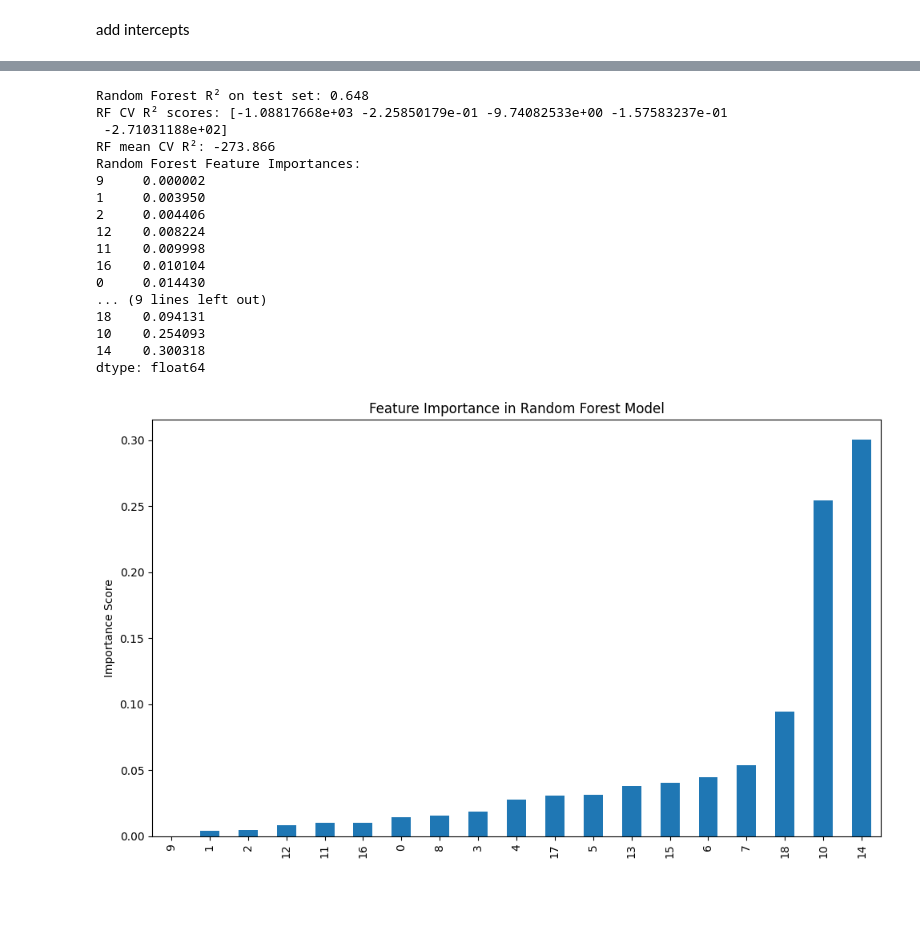
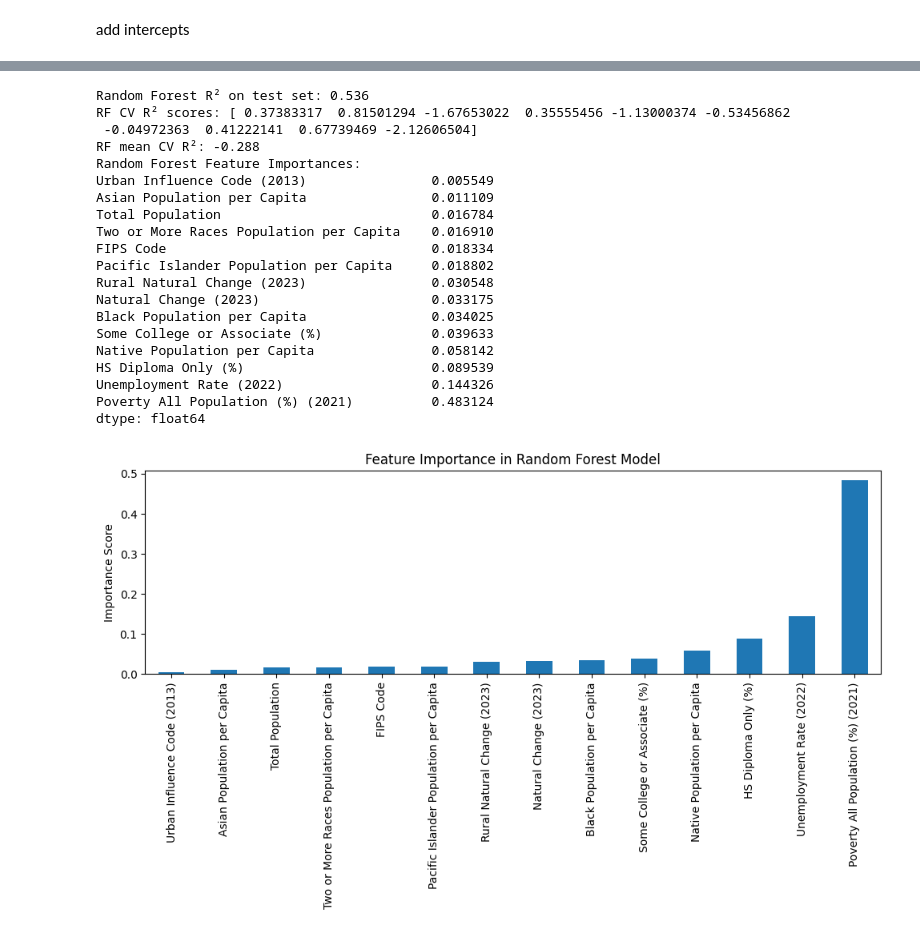
Before and after one commit to vineetjnair9/distributed-energy-resources-equity-CA, a Jupyter notebook: UROP Notebook Dataset.ipynb, the cells around one changed output, grey strips where cells are left out. Cells and saved outputs as stored; diff of their text form; code cells hidden in the pictures; blank space fills up the shorter version.

```diff
--- a/UROP Notebook Dataset.ipynb
+++ b/UROP Notebook Dataset.ipynb
@@ -917,7 +917,7 @@ def reduce_multicollinearity(X_df, vif_threshold=10.0, verbose=True):
     return X_df, dropped_features
 
 
-X_reduced, dropped = reduce_multicollinearity(df_normalized, vif_threshold=10.0)
+X_reduced, dropped = reduce_multicollinearity(df_normalized[socio_cols], vif_threshold=10.0)
 X_scaled = StandardScaler().fit_transform(X_reduced)
 print("\nDropped due to high VIF:", dropped)
 
@@ -928,7 +928,7 @@ vif_data["VIF"] = [variance_inflation_factor(X_scaled, i) for i in range(X_scale
 
 print("\nVariance Inflation Factors (VIF):")
 print(vif_data.sort_values(by="VIF", ascending=False))
-
+# X_reduced = df_normalized[socio_cols]
 # X_reduced = X_reduced.rename(dict(enumerate(df_normalized.columns)))
 # print(X_reduced.columns)
 # print(dict(enumerate(df_normalized.columns)))
@@ -967,9 +963,9 @@ Iteration 14: Dropped 'Bachelor or Higher (%)' with VIF = 62.16
 - look into feature engineering: ways to combine the features
 - make git ignore
 # %%
-target = "Total Capacity per Capita"
+# target = "Total Capacity per Capita"
 # target = "System Size DC per Capita"
-# target = "EV Count per Capita"
+target = "EV Count per Capita"
 # target = 'Nameplate Capacity (KW AC) per Capita'
 # target = 'Storage Capacity (kWh) per Capita'
 # target = 'Total Chargers per Capita'
@@ -1038,7 +1033,7 @@ print("R² Score:", r2)
 
 
 # Ridge Regression
-ridge = Ridge(alpha=1)  # Try different alpha values
+ridge = Ridge(alpha=0.01, fit_intercept=True, max_iter=100000)  # Try different alpha values
 ridge.fit(X_train, y_train)
 ridge_r2 = ridge.score(X_test, y_test)
 print(f"Ridge R² on test set: {ridge_r2:.3f}")
@@ -1049,7 +1044,7 @@ print(f"Ridge R² on test set: {ridge_r2:.3f}")
 # print("Best alpha:", ridge_cv.alpha_)
 
 
-ridge_cv_scores = cross_val_score(ridge, X_clean, y_clean, cv=5, scoring='r2')
+ridge_cv_scores = cross_val_score(ridge, X_clean, y_clean, cv=10, scoring='r2')
 print(f"Ridge CV R² scores: {ridge_cv_scores}")
 print(f"Ridge mean CV R²: {ridge_cv_scores.mean():.3f}")
 # ridge coefficients
@@ -1115,51 +1134,55 @@ plt.show()
 
 # trying Random Forest regressor
 rf = RandomForestRegressor(
-    n_estimators=100,  # Number of trees
-    max_depth=None,    # Maximum depth of trees
+    criterion="squared_error",
+    n_estimators=100,  # number of trees
+    max_depth=None,    # maximum depth of trees
     min_samples_split=2,
     random_state=42
 )
 rf.fit(X_train, y_train)
 
 # Evaluate performance
 rf_r2 = rf.score(X_test, y_test)
 print(f"Random Forest R² on test set: {rf_r2:.3f}")
 
 # Cross-validation
-rf_cv_scores = cross_val_score(rf, X_clean, y_clean, cv=5, scoring='r2')
+rf_cv_scores = cross_val_score(rf, X_clean, y_clean, cv=10, scoring='r2')
 print(f"RF CV R² scores: {rf_cv_scores}")
 print(f"RF mean CV R²: {rf_cv_scores.mean():.3f}")
 
 # to see the feature importances
 rf_importance = pd.Series(
     rf.feature_importances_,
     index=X.columns
 ).sort_values(ascending=True)
 print("Random Forest Feature Importances:")
 print(rf_importance)
 plt.figure(figsize=(10, 6))
 rf_importance.plot(kind='bar')
 plt.title('Feature Importance in Random Forest Model')
 plt.ylabel('Importance Score')
 plt.tight_layout()
 plt.show()
 # %% [output]
-Random Forest R² on test set: 0.648
-RF CV R² scores: [-1.08817668e+03 -2.25850179e-01 -9.74082533e+00 -1.57583237e-01
- -2.71031188e+02]
-RF mean CV R²: -273.866
+Random Forest R² on test set: 0.536
+RF CV R² scores: [ 0.37383317  0.81501294 -1.67653022  0.35555456 -1.13000374 -0.53456862
+ -0.04972363  0.41222141  0.67739469 -2.12606504]
+RF mean CV R²: -0.288
 Random Forest Feature Importances:
-9     0.000002
-1     0.003950
-2     0.004406
-12    0.008224
-11    0.009998
-16    0.010104
-0     0.014430
-... (9 lines left out)
-18    0.094131
-10    0.254093
-14    0.300318
+Urban Influence Code (2013)                0.005549
+Asian Population per Capita                0.011109
+Total Population                           0.016784
+Two or More Races Population per Capita    0.016910
+FIPS Code                                  0.018334
+Pacific Islander Population per Capita     0.018802
+Rural Natural Change (2023)                0.030548
+Natural Change (2023)                      0.033175
+Black Population per Capita                0.034025
+Some College or Associate (%)              0.039633
+Native Population per Capita               0.058142
+HS Diploma Only (%)                        0.089539
+Unemployment Rate (2022)                   0.144326
+Poverty All Population (%) (2021)          0.483124
 dtype: float64
-[figure, old version]
+[figure, new version]
```
Also changed, not shown: parts of 25 cells of this notebook, 1 other file.
